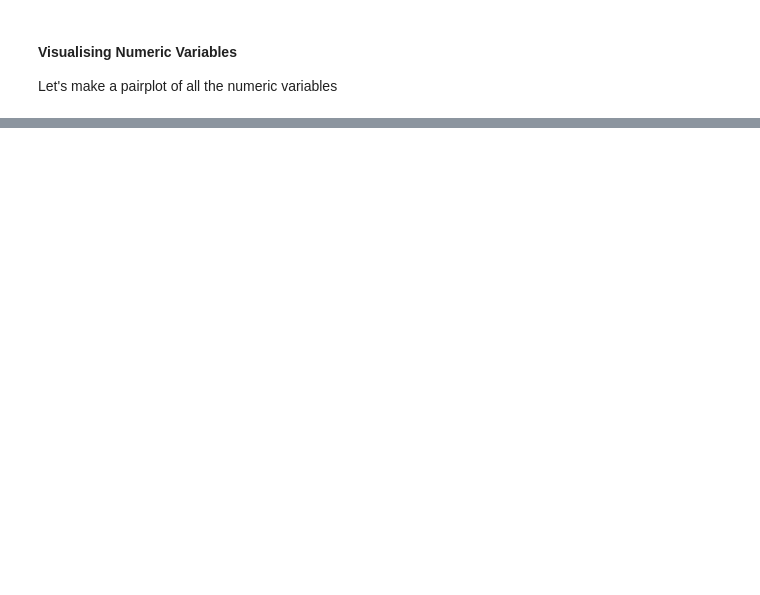
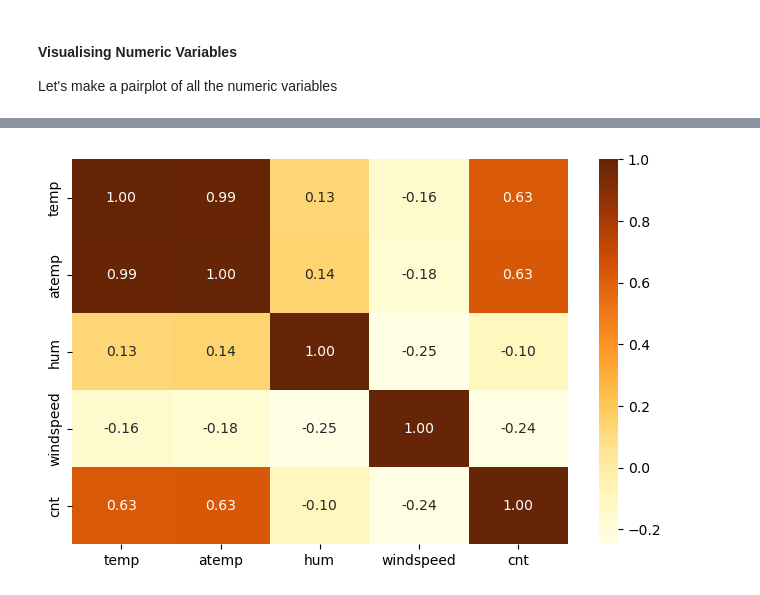
Before and after one commit to prithviraj2105/Bike-Sharing-Assignment, a Jupyter notebook: Prithviraj_Pawar.ipynb, the cells around one changed output, grey strips where cells are left out. Cells and saved outputs as stored; diff of their text form; code cells hidden in the pictures; blank space fills up the shorter version.

```diff
--- a/Prithviraj_Pawar.ipynb
+++ b/Prithviraj_Pawar.ipynb
@@ -165,0 +192,7 @@ plt.show()
+# %%
+# Checking collinearity with correlation coefficient plotted with heatmap
+plt.figure(figsize=(8,5))
+sns.heatmap(dailyBikeData[["temp",'atemp', 'hum', 'windspeed','cnt']].corr(),annot=True,fmt='.2f',cmap="YlOrBr")
+plt.show()
+# %% [output]
+[figure, added]
```
Also changed, not shown: parts of 142 cells of this notebook.
